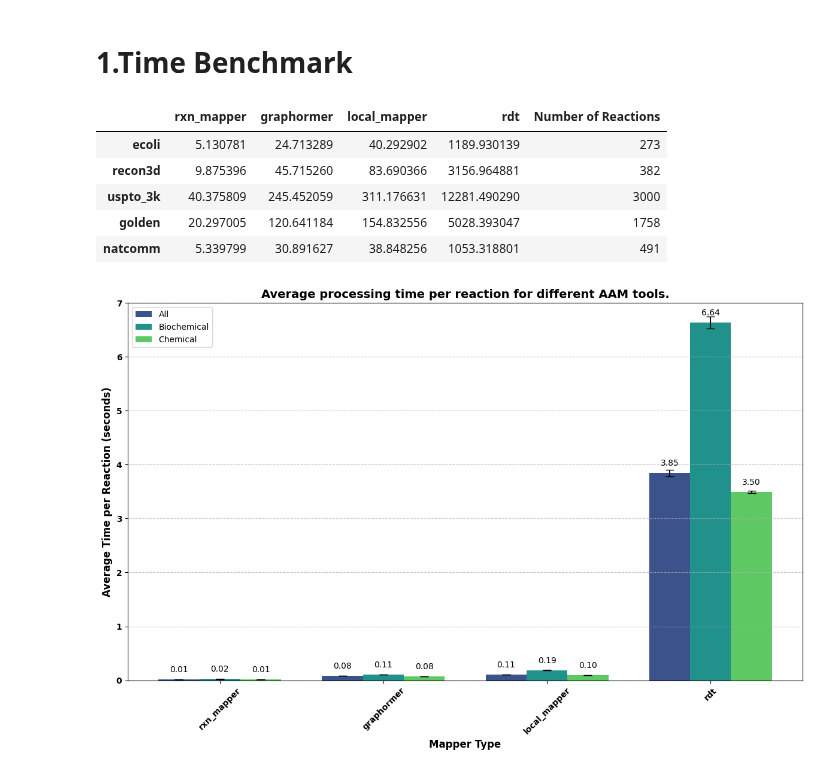
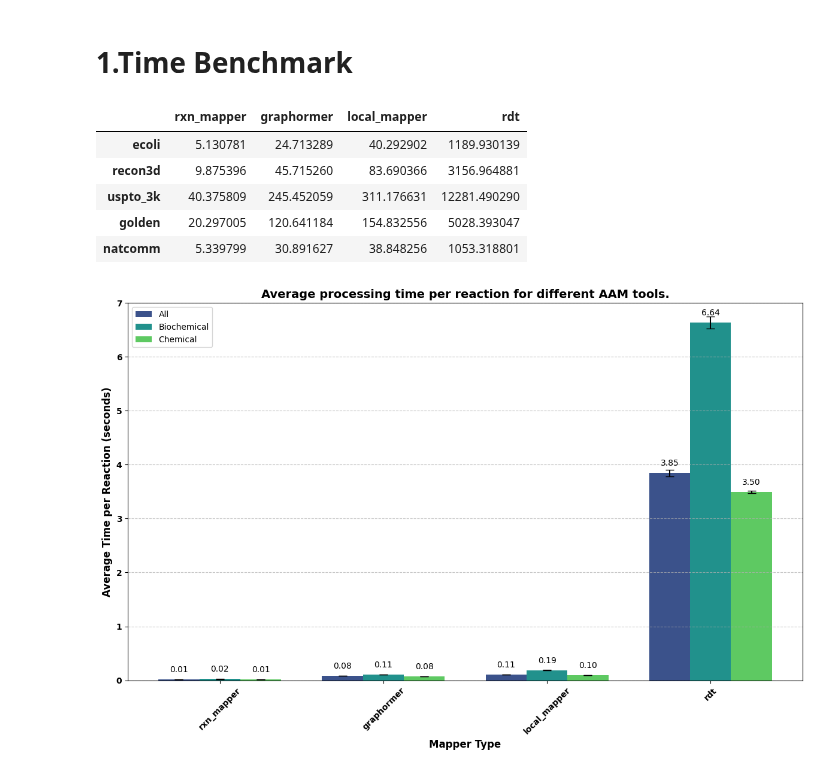
Before and after one commit to TieuLongPhan/SynTemp, a Jupyter notebook: Docs/Analysis/_2b_aam_analysis.ipynb, the cells around one changed output. Drawn from its saved outputs; the diff is of its cells as text; code cells hidden in the pictures.

```diff
--- a/Docs/Analysis/_2b_aam_analysis.ipynb
+++ b/Docs/Analysis/_2b_aam_analysis.ipynb
@@ -3,16 +3,16 @@
 # %%
 import pandas as pd
 df = pd.read_csv('../../Data/AAM/unbalance/mapping_times.csv', index_col=0)
 #df.rename(columns={'Unnamed: 0': 'dataset'}, inplace=True)
-df['Number of Reactions'] = [273, 382, 3000, 1758, 491]
+#df['Number of Reactions'] = [273, 382, 3000, 1758, 491]
 df
 # %% [output]
-|  | rxn_mapper | graphormer | local_mapper | rdt | Number of Reactions |
-| ecoli | 5.130781 | 24.713289 | 40.292902 | 1189.930139 | 273 |
-| recon3d | 9.875396 | 45.715260 | 83.690366 | 3156.964881 | 382 |
-| uspto_3k | 40.375809 | 245.452059 | 311.176631 | 12281.490290 | 3000 |
-| golden | 20.297005 | 120.641184 | 154.832556 | 5028.393047 | 1758 |
-| natcomm | 5.339799 | 30.891627 | 38.848256 | 1053.318801 | 491 |
+|  | rxn_mapper | graphormer | local_mapper | rdt |
+| ecoli | 5.130781 | 24.713289 | 40.292902 | 1189.930139 |
+| recon3d | 9.875396 | 45.715260 | 83.690366 | 3156.964881 |
+| uspto_3k | 40.375809 | 245.452059 | 311.176631 | 12281.490290 |
+| golden | 20.297005 | 120.641184 | 154.832556 | 5028.393047 |
+| natcomm | 5.339799 | 30.891627 | 38.848256 | 1053.318801 |
 # %%
 import pandas as pd
 import seaborn as sns
```
Also changed, not shown: 5 other files.
